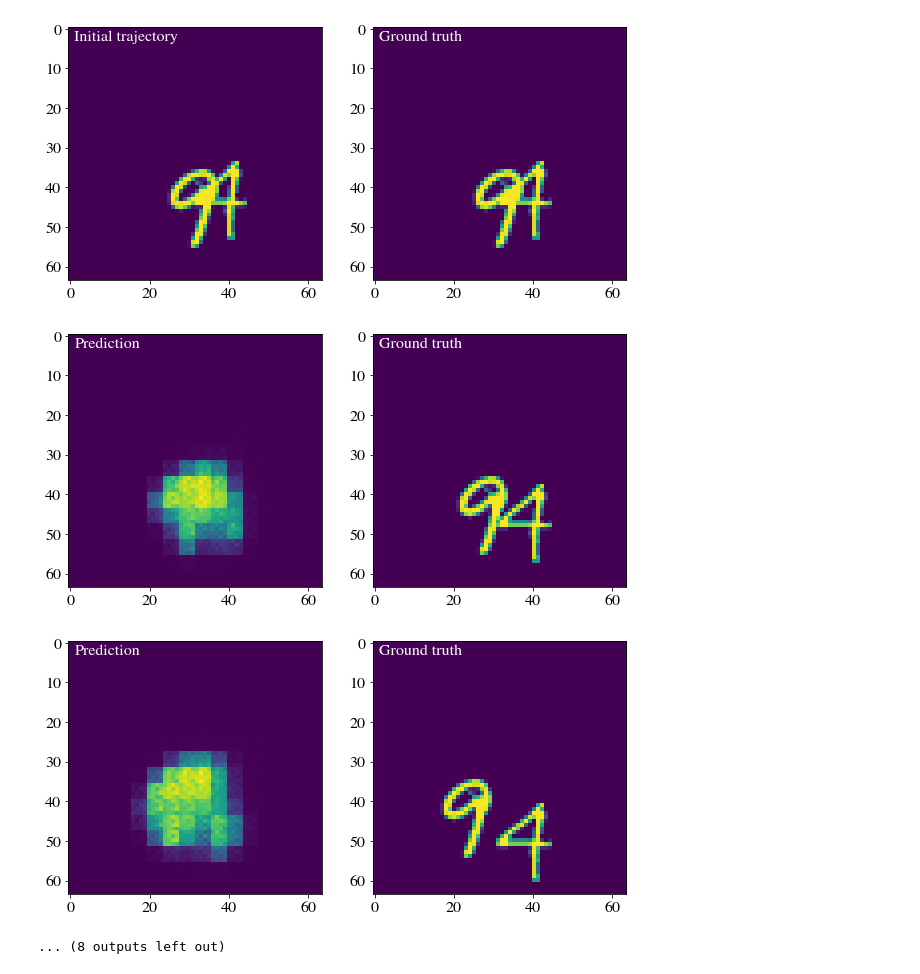
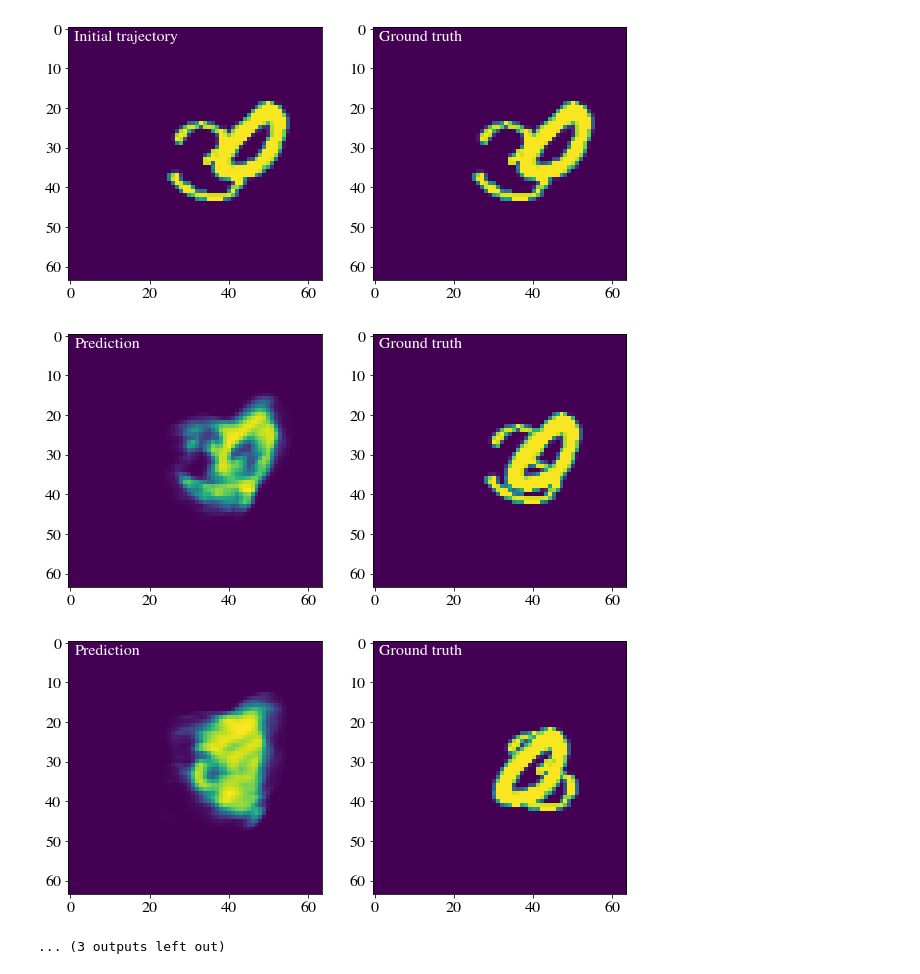
Before and after one commit to bdelorme/RainfallNowcasting, a Jupyter notebook: MovingMNIST/seq_convLSTM.ipynb, the cells around one changed output. Cells and saved outputs as stored; diff of their text form; code cells hidden in the pictures.

```diff
--- a/MovingMNIST/seq_convLSTM.ipynb
+++ b/MovingMNIST/seq_convLSTM.ipynb
@@ -91,7 +61,6 @@ data = data[:Nsample, :, :, :] # reduce memory and compute requirements by selec
 data = np.expand_dims(data, -1) # add channel dimension for tf handling (channel=1, ie grayscale)
 data = data/np.amax(data) # minmax normalize data
 data = tf.cast(data, tf.float32) # convert to float32 for tf handling
-data = shape_to_patch(data, Npatch) # put into patches
 N, F, H, W, C = data.shape # save dims
 print('(instance, frame, height, width, channel) = '+str(data.shape))
 print('min value = '+str(np.amin(data)))
@@ -105,11 +74,11 @@ max value = 1.0
 # Create Input/output dataset:
 # previous frame (X_t-1) is used as input to predict next frame (y_t)
 #
-def shift_data(data, cutoff):
+def make_train_data(data, cutoff):
   X = data[:, :cutoff, :, :, :]
-  y = data[:, 1:cutoff+1, :, :, :]
+  y = data[:, cutoff, :, :, :]
   return X, y
-X, y = shift_data(data, Ninput)
+X, y = make_train_data(data, Ninput)
 print("X is:", X.shape)
 print("y is:", y.shape)
 # %% [output]
@@ -140,15 +130,13 @@ model = model_init()
 # Build optimizer
 model.compile(optimizer=tf.keras.optimizers.Adam(),
               loss=loss,
-              metrics=['acc', 'binary_accuracy', 'cosine_similarity',
-                       'binary_crossentropy', 'logcosh', 'mae', 'mse',
+              metrics=['acc', 'mse', 'binary_crossentropy', ssim, psnr, cor,
+                       tf.keras.metrics.Precision(name='prec'),
+                       tf.keras.metrics.Recall(name='recall'),
                        tf.keras.metrics.FalseNegatives(name='FN'),
                        tf.keras.metrics.FalsePositives(name='FP'),
                        tf.keras.metrics.TrueNegatives(name='TN'),
-                       tf.keras.metrics.TruePositives(name='TP'),
-                       tf.keras.metrics.Precision(name='prec'),
-                       tf.keras.metrics.Recall(name='recall'),
-                       ssim, psnr, cor])
+                       tf.keras.metrics.TruePositives(name='TP')])
 # Fit the model
 history = model.fit(X, y, batch_size=8, epochs=20, validation_split=0.1)
 # %% [output]
@@ -339,11 +291,10 @@ files.download('TP.png')
 # %%
 # Select a random observation, initial trajectory and predicted trajectory
-itest = 50
+itest = 1
 track = X[itest, :, :, :, :]
 for i in range(Noutput):
   new_pos = model.predict(track[None, :, :, :, :])
-  track = np.concatenate((track, new_pos[:, -1, :, :, :]), axis=0)
-track = shape_to_img(track, Npatch)
+  track = np.concatenate((track, new_pos), axis=0)
 print("track:", track.shape)
 # %% [output]
 WARNING:tensorflow:5 out of the last 5 calls to <function Model.make_predict_function.<locals>.predict_function at 0x...> triggered tf.function retracing. Tracing is expensive and the excessive number ...
@@ -356,6 +302,6 @@ track: (20, 64, 64, 1)
 # %%
 # Plot results
-true_track = shape_to_img(data[itest, :, :, :, :], Npatch)
+true_track = data[itest, :, :, :, :]
 
 for i in range(Ninput+Noutput):
     plt.figure(figsize=(10, 5))
@@ -372,5 +318,5 @@ for i in range(Ninput+Noutput):
     plt.imshow(true_track[i, :, :, 0])
 
     plt.savefig('anim_%i.png' % (i+1))
-    files.download('anim_%i.png' % (i+1))
+    #files.download('anim_%i.png' % (i+1))
 # %% [output]
@@ -386,4 +332,4 @@ for i in range(Ninput+Noutput):
-[figure, old version]
+[figure, new version]
-[figure, old version]
+[figure, new version]
-[figure, old version]
+[figure, new version]
-... (8 outputs left out)
+... (3 outputs left out)
```
Also changed, not shown: parts of 12 cells of this notebook, 7 other files.
